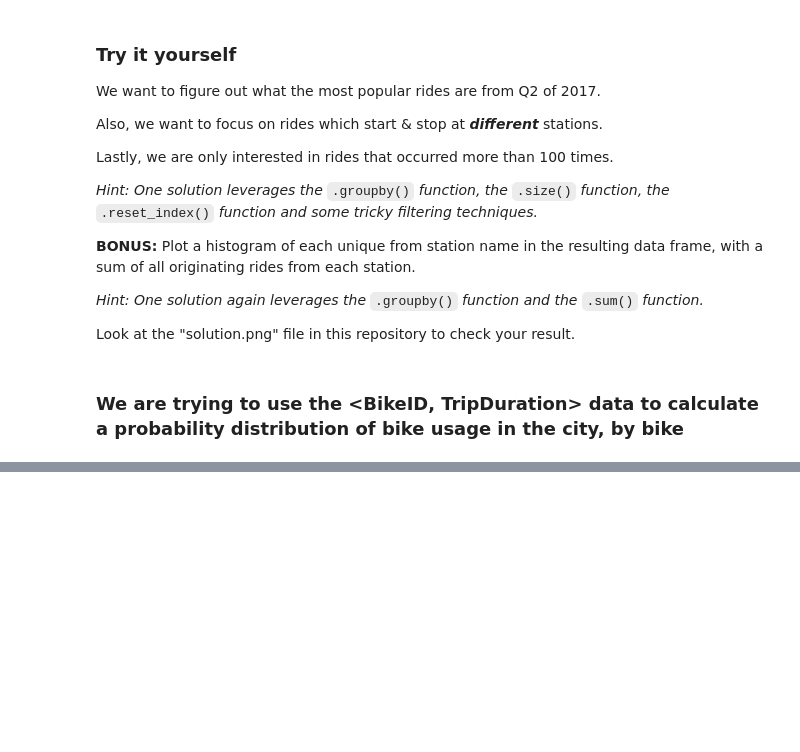
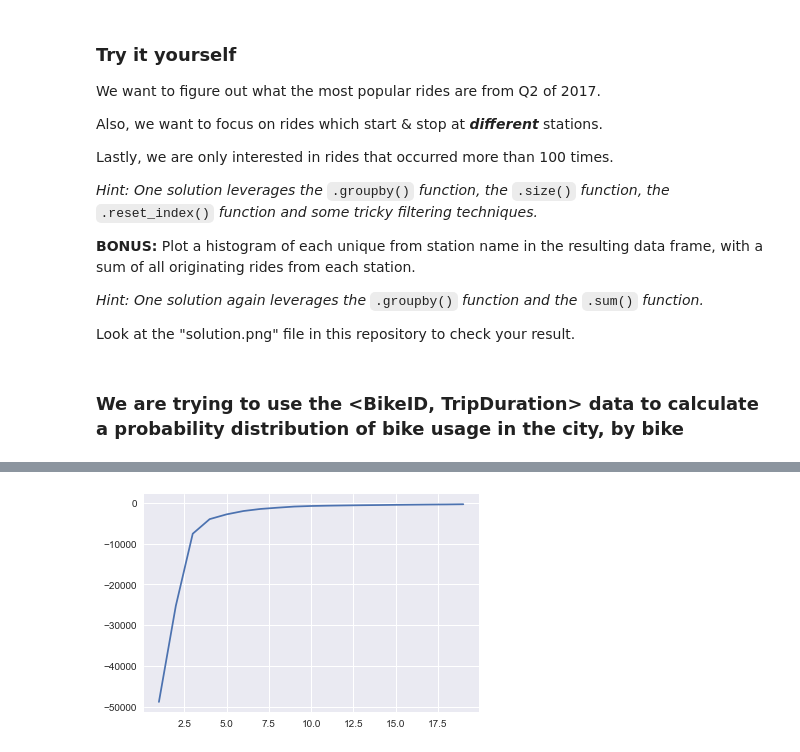
Before and after one commit to raj-sinha/BJRV, a Jupyter notebook: Sandbox/working_with_data_rs_sandbox.ipynb, the cells around one changed output, grey strips where cells are left out. Saved outputs shown, nothing was run; the diff lists cells and outputs as text; code cells hidden in the pictures; blank space fills up the shorter version.

```diff
--- a/Sandbox/working_with_data_rs_sandbox.ipynb
+++ b/Sandbox/working_with_data_rs_sandbox.ipynb
@@ -340,0 +521,26 @@ mymap
+# %%
+rentals_df['Starttime_num']=mdates.date2num(rentals_df['Starttime_dt'].astype(datetime))
+rentals_df['Stoptime_num']=mdates.date2num(rentals_df['Stoptime_dt'].astype(datetime))
+# %%
+data = rentals_df[['Tripduration', 'Starttime_num', 'Stoptime_num', 'From station id', 'From station id', \
+                   'hours', 'daylight', 'DayOfTheWeek', 'WeekDay']]
+min_max_scaler = preprocessing.StandardScaler()
+np_scaled = min_max_scaler.fit_transform(data)
+data = pd.DataFrame(np_scaled)
+# reduce to 2 importants features
+pca = PCA(n_components=2)
+data = pca.fit_transform(data)
+# standardize these 2 new features
+min_max_scaler = preprocessing.StandardScaler()
+np_scaled = min_max_scaler.fit_transform(data)
+data = pd.DataFrame(np_scaled)
+# %%
+# calculate with different number of centroids to see the loss plot (elbow method)
+n_cluster = range(1, 20)
+kmeans = [KMeans(n_clusters=i).fit(data) for i in n_cluster]
+scores = [kmeans[i].score(data) for i in range(len(kmeans))]
+fig, ax = plt.subplots()
+ax.plot(n_cluster, scores)
+plt.show()
+# %% [output]
+[figure, added]
```
Also changed, not shown: parts of 39 cells of this notebook.
